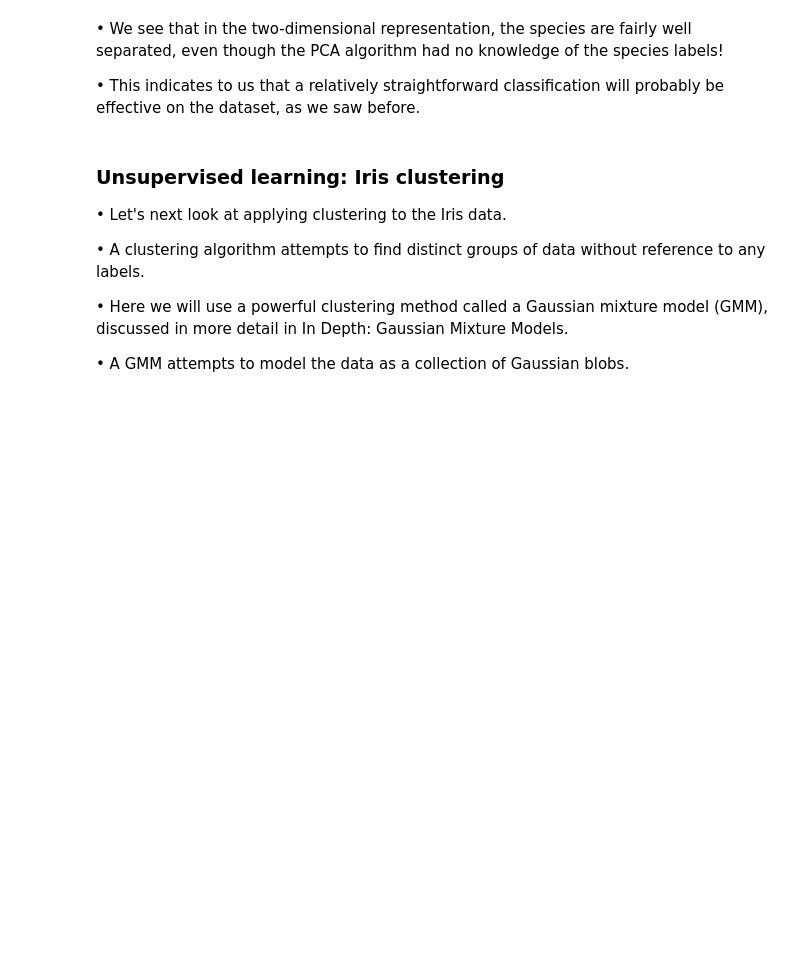
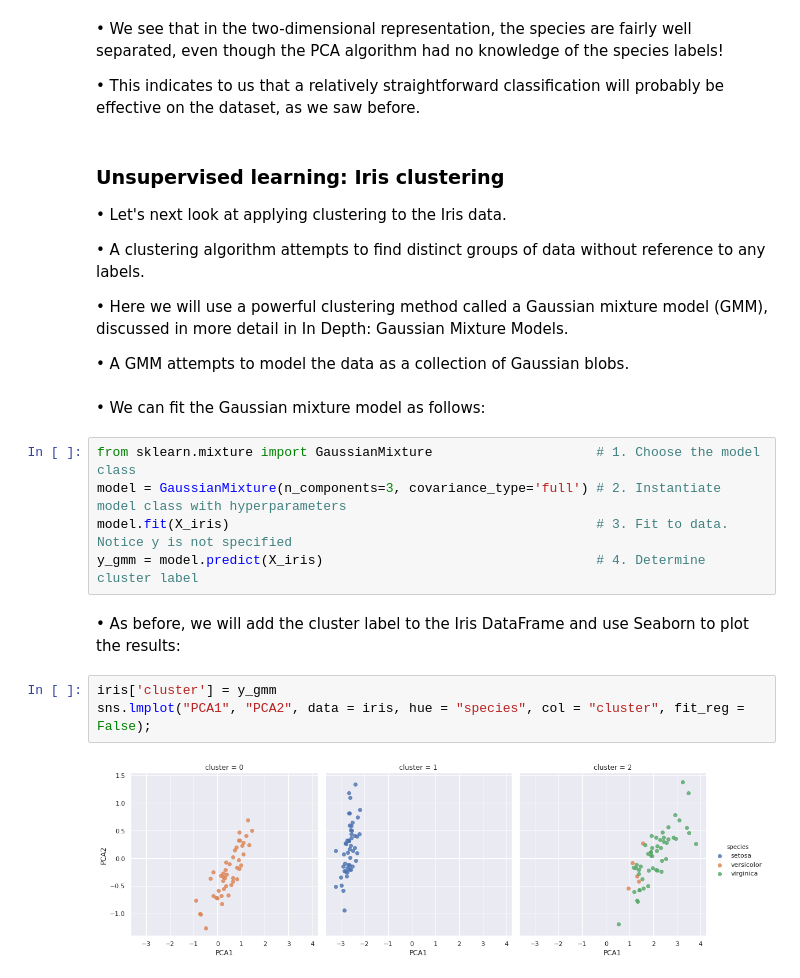
Before and after one commit to rajesh1994/python_excercise_programiz, a Jupyter notebook: python/12_scikit_learn/1. Introducing Scikit-Learn.ipynb, the cells around one changed output. Cells and saved outputs as stored; diff of their text form; blank space fills up the shorter version.

```diff
--- a/python/12_scikit_learn/1. Introducing Scikit-Learn.ipynb
+++ b/python/12_scikit_learn/1. Introducing Scikit-Learn.ipynb
@@ -359,3 +359,17 @@ plt.ylim(-2, 2);
 • Here we will use a powerful clustering method called a Gaussian mixture model (GMM), discussed in more detail in In Depth: Gaussian Mixture Models.
 
 • A GMM attempts to model the data as a collection of Gaussian blobs.
+# %% [markdown]
+• We can fit the Gaussian mixture model as follows:
+# %%
+from sklearn.mixture import GaussianMixture                     # 1. Choose the model class
+model = GaussianMixture(n_components=3, covariance_type='full') # 2. Instantiate model class with hyperparameters
+model.fit(X_iris)                                               # 3. Fit to data. Notice y is not specified
+y_gmm = model.predict(X_iris)                                   # 4. Determine cluster label
+# %% [markdown]
+• As before, we will add the cluster label to the Iris DataFrame and use Seaborn to plot the results:
+# %%
+iris['cluster'] = y_gmm
+sns.lmplot("PCA1", "PCA2", data = iris, hue = "species", col = "cluster", fit_reg = False);
+# %% [output]
+[figure, added]
```
Also changed, not shown: parts of 6 cells of this notebook.
